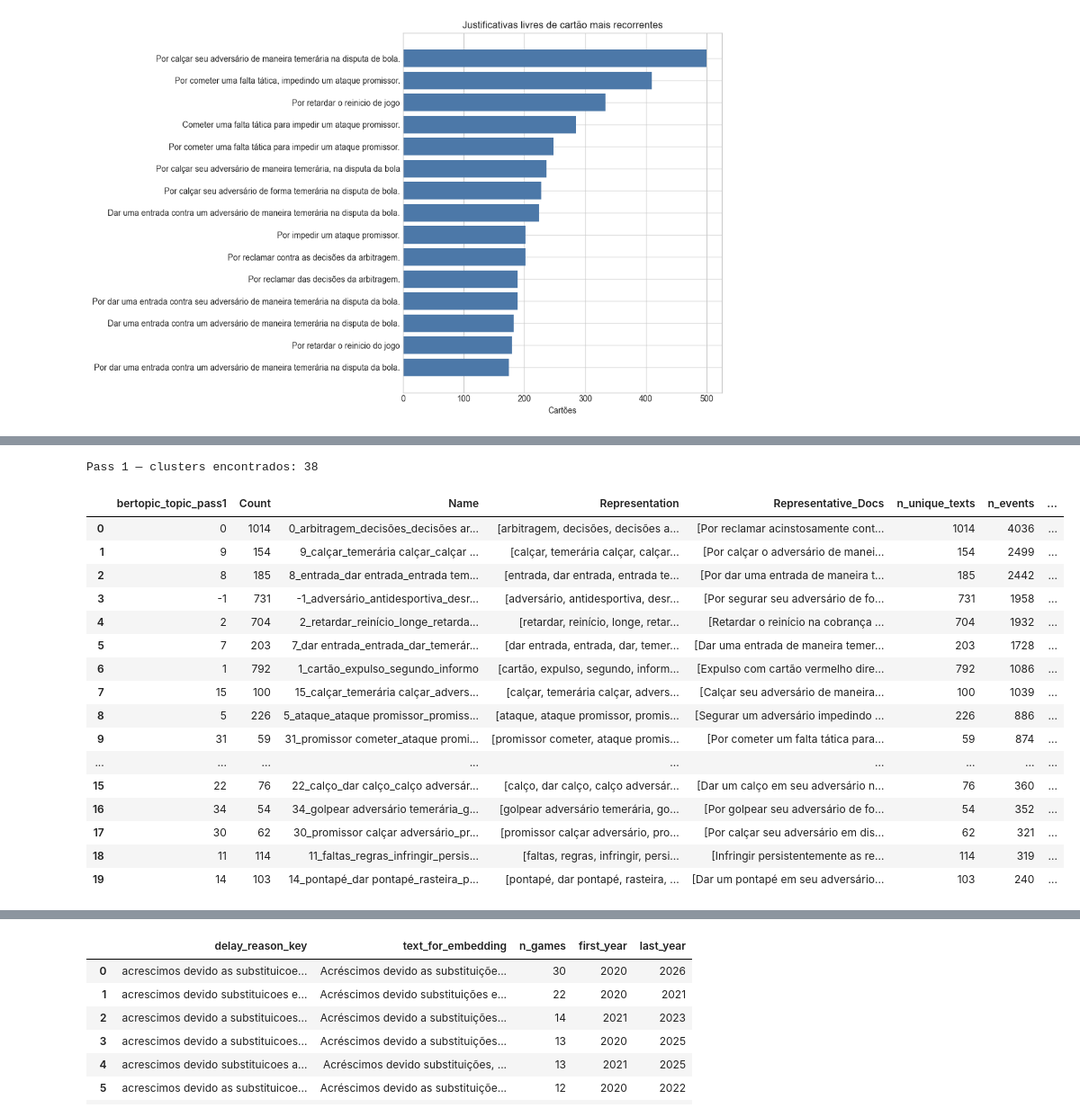
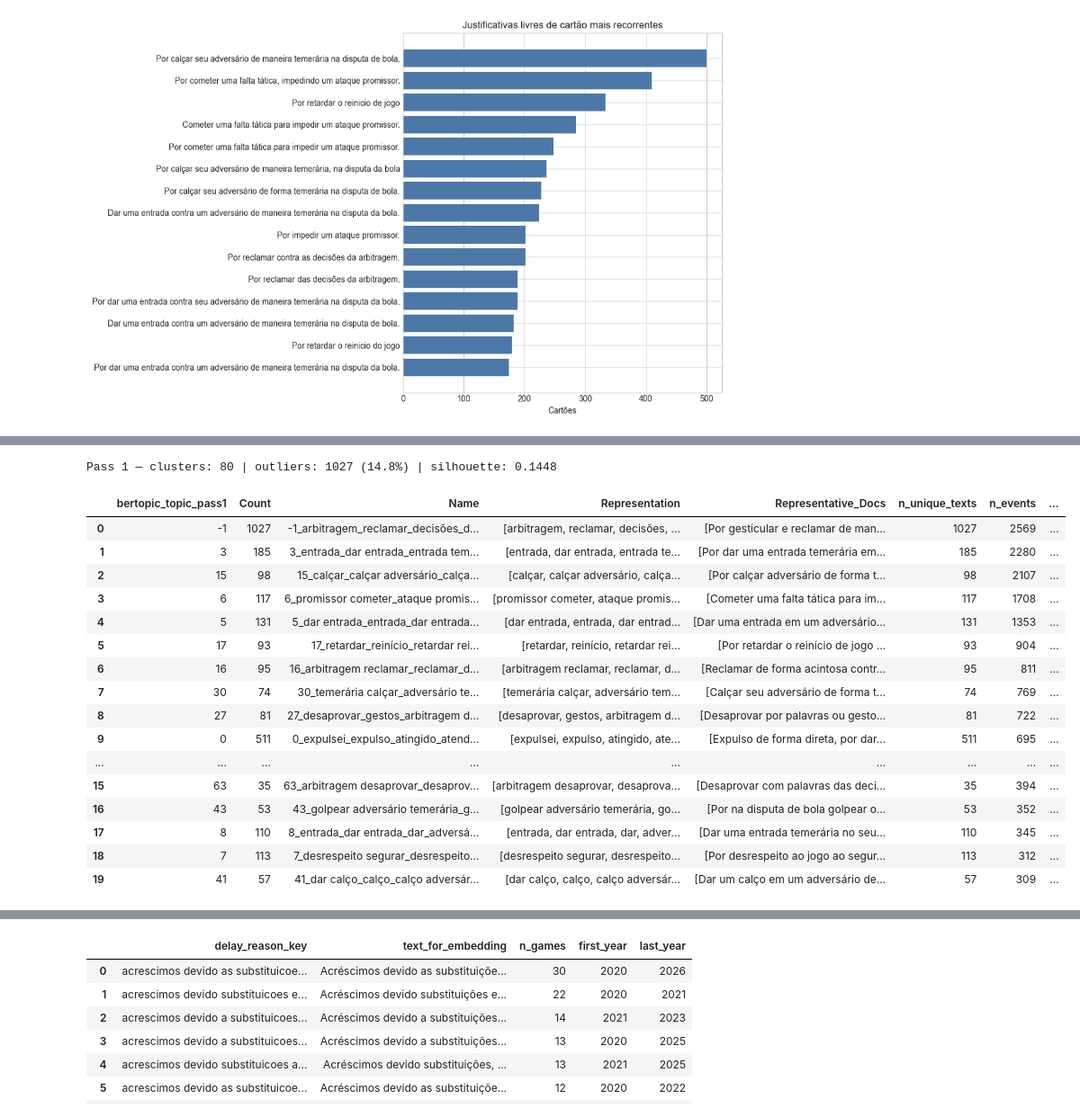
Before and after one commit to gcarbs1/cbf-match-report-analysis, a Jupyter notebook: notebooks/2-semantic_card_reasons_embeddings.ipynb, the cells around one changed output, grey strips where cells are left out. Shown at 90% size. Cells and saved outputs as stored; diff of their text form; code cells hidden in the pictures.

```diff
--- a/notebooks/2-semantic_card_reasons_embeddings.ipynb
+++ b/notebooks/2-semantic_card_reasons_embeddings.ipynb
@@ -349,30 +533,34 @@ Embeddings base: (6940, 1024)
 # %%
-card_topic_model_pass1 = make_topic_model(CARD_MIN_TOPIC_SIZE)
+card_topic_model_pass1 = make_topic_model(best_min_topic_size, n_neighbors=best_n_neighbors)
 card_topics_pass1, _ = card_topic_model_pass1.fit_transform(card_texts, embeddings=base_card_embeddings)
 card_text_counts["bertopic_topic_pass1"] = card_topics_pass1
+
+n_clusters_pass1 = len(set(card_topics_pass1) - {-1})
+n_outliers_pass1 = int((np.array(card_topics_pass1) == -1).sum())
+sil_pass1 = silhouette_no_outliers(base_card_embeddings, card_topics_pass1)
 
 pass1_counts = card_text_counts.rename(columns={"bertopic_topic_pass1": "bertopic_topic"})
 pass1_summary = build_topic_summary(card_topic_model_pass1, pass1_counts, "bertopic_topic")
 pass1_summary = pass1_summary.rename(columns={"bertopic_topic": "bertopic_topic_pass1"})
 
-print(f"Pass 1 — clusters encontrados: {pass1_summary['bertopic_topic_pass1'].ne(-1).sum()}")
+print(f"Pass 1 — clusters: {n_clusters_pass1} | outliers: {n_outliers_pass1} ({100*n_outliers_pass1/len(card_topics_pass1):.1f}%) | silhouette: {sil_pass1:.4f}")
 pass1_summary.head(20)
 # %% [output]
-Pass 1 — clusters encontrados: 38
+Pass 1 — clusters: 80 | outliers: 1027 (14.8%) | silhouette: 0.1448
 |  | bertopic_topic_pass1 | Count | Name | Representation | Representative_Docs | n_unique_texts | n_events | ... |
-| 0 | 0 | 1014 | 0_arbitragem_decisões_decisões ar... | [arbitragem, decisões, decisões a... | [Por reclamar acinstosamente cont... | 1014 | 4036 | ... |
-| 1 | 9 | 154 | 9_calçar_temerária calçar_calçar ... | [calçar, temerária calçar, calçar... | [Por calçar o adversário de manei... | 154 | 2499 | ... |
-| 2 | 8 | 185 | 8_entrada_dar entrada_entrada tem... | [entrada, dar entrada, entrada te... | [Por dar uma entrada de maneira t... | 185 | 2442 | ... |
-| 3 | -1 | 731 | -1_adversário_antidesportiva_desr... | [adversário, antidesportiva, desr... | [Por segurar seu adversário de fo... | 731 | 1958 | ... |
-| 4 | 2 | 704 | 2_retardar_reinício_longe_retarda... | [retardar, reinício, longe, retar... | [Retardar o reinício na cobrança ... | 704 | 1932 | ... |
-| 5 | 7 | 203 | 7_dar entrada_entrada_dar_temerár... | [dar entrada, entrada, dar, temer... | [Dar uma entrada de maneira temer... | 203 | 1728 | ... |
-| 6 | 1 | 792 | 1_cartão_expulso_segundo_informo | [cartão, expulso, segundo, inform... | [Expulso com cartão vermelho dire... | 792 | 1086 | ... |
-| 7 | 15 | 100 | 15_calçar_temerária calçar_advers... | [calçar, temerária calçar, advers... | [Calçar seu adversário de maneira... | 100 | 1039 | ... |
-| 8 | 5 | 226 | 5_ataque_ataque promissor_promiss... | [ataque, ataque promissor, promis... | [Segurar um adversário impedindo ... | 226 | 886 | ... |
-| 9 | 31 | 59 | 31_promissor cometer_ataque promi... | [promissor cometer, ataque promis... | [Por cometer um falta tática para... | 59 | 874 | ... |
+| 0 | -1 | 1027 | -1_arbitragem_reclamar_decisões_d... | [arbitragem, reclamar, decisões, ... | [Por gesticular e reclamar de man... | 1027 | 2569 | ... |
+| 1 | 3 | 185 | 3_entrada_dar entrada_entrada tem... | [entrada, dar entrada, entrada te... | [Por dar uma entrada temerária em... | 185 | 2280 | ... |
+| 2 | 15 | 98 | 15_calçar_calçar adversário_calça... | [calçar, calçar adversário, calça... | [Por calçar adversário de forma t... | 98 | 2107 | ... |
+| 3 | 6 | 117 | 6_promissor cometer_ataque promis... | [promissor cometer, ataque promis... | [Cometer uma falta tática para im... | 117 | 1708 | ... |
+| 4 | 5 | 131 | 5_dar entrada_entrada_dar entrada... | [dar entrada, entrada, dar entrad... | [Dar uma entrada em um adversário... | 131 | 1353 | ... |
+| 5 | 17 | 93 | 17_retardar_reinício_retardar rei... | [retardar, reinício, retardar rei... | [Por retardar o reinício de jogo ... | 93 | 904 | ... |
+| 6 | 16 | 95 | 16_arbitragem reclamar_reclamar_d... | [arbitragem reclamar, reclamar, d... | [Reclamar de forma acintosa contr... | 95 | 811 | ... |
+| 7 | 30 | 74 | 30_temerária calçar_adversário te... | [temerária calçar, adversário tem... | [Calçar seu adversário de forma t... | 74 | 769 | ... |
+| 8 | 27 | 81 | 27_desaprovar_gestos_arbitragem d... | [desaprovar, gestos, arbitragem d... | [Desaprovar por palavras ou gesto... | 81 | 722 | ... |
+| 9 | 0 | 511 | 0_expulsei_expulso_atingido_atend... | [expulsei, expulso, atingido, ate... | [Expulso de forma direta, por dar... | 511 | 695 | ... |
 | ... | ... | ... | ... | ... | ... | ... | ... | ... |
-| 15 | 22 | 76 | 22_calço_dar calço_calço adversár... | [calço, dar calço, calço adversár... | [Dar um calço em seu adversário n... | 76 | 360 | ... |
-| 16 | 34 | 54 | 34_golpear adversário temerária_g... | [golpear adversário temerária, go... | [Por golpear seu adversário de fo... | 54 | 352 | ... |
-| 17 | 30 | 62 | 30_promissor calçar adversário_pr... | [promissor calçar adversário, pro... | [Por calçar seu adversário em dis... | 62 | 321 | ... |
-| 18 | 11 | 114 | 11_faltas_regras_infringir_persis... | [faltas, regras, infringir, persi... | [Infringir persistentemente as re... | 114 | 319 | ... |
-| 19 | 14 | 103 | 14_pontapé_dar pontapé_rasteira_p... | [pontapé, dar pontapé, rasteira, ... | [Dar um pontapé em seu adversário... | 103 | 240 | ... |
+| 15 | 63 | 35 | 63_arbitragem desaprovar_desaprov... | [arbitragem desaprovar, desaprova... | [Desaprovar com palavras das deci... | 35 | 394 | ... |
+| 16 | 43 | 53 | 43_golpear adversário temerária_g... | [golpear adversário temerária, go... | [Por na disputa de bola golpear o... | 53 | 352 | ... |
+| 17 | 8 | 110 | 8_entrada_dar entrada_dar_adversá... | [entrada, dar entrada, dar, adver... | [Dar uma entrada temerária no seu... | 110 | 345 | ... |
+| 18 | 7 | 113 | 7_desrespeito segurar_desrespeito... | [desrespeito segurar, desrespeito... | [Por desrespeito ao jogo ao segur... | 113 | 312 | ... |
+| 19 | 41 | 57 | 41_dar calço_calço_calço adversár... | [dar calço, calço, calço adversár... | [Dar um calço em um adversário de... | 57 | 309 | ... |
```
Also changed, not shown: parts of 69 cells of this notebook, 11 other files.
